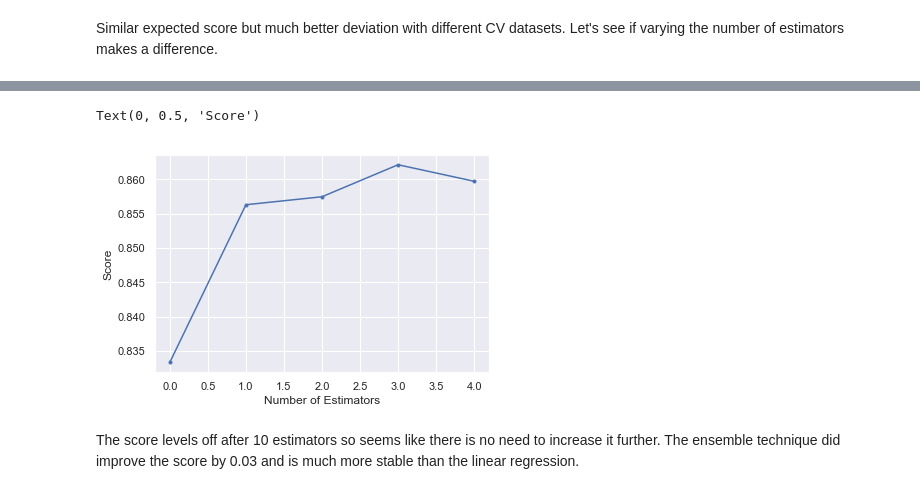
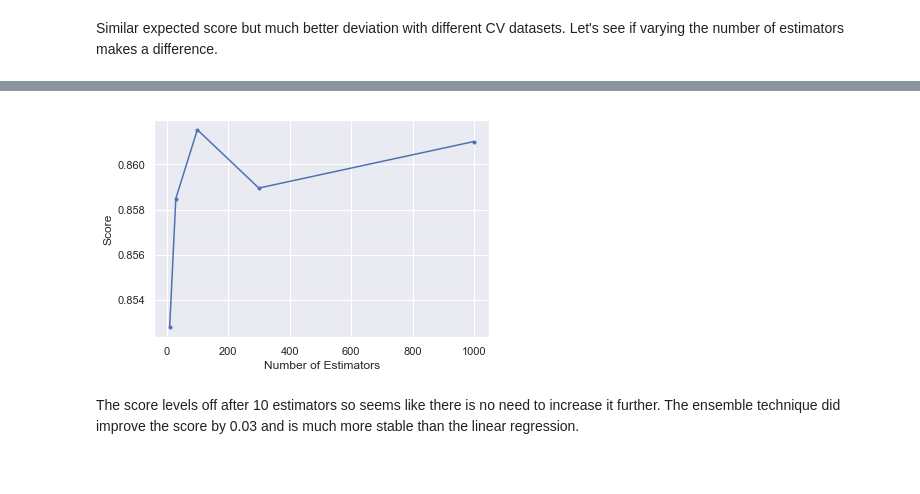
Before and after one commit to mjstern/ga-customer-revenue-prediction, a Jupyter notebook: notebooks/Random-Forest.ipynb, the cells around one changed output, grey strips where cells are left out. Drawn from its saved outputs; the diff is of its cells as text; code cells hidden in the pictures.

```diff
--- a/notebooks/Random-Forest.ipynb
+++ b/notebooks/Random-Forest.ipynb
@@ -46,9 +46,8 @@ Score: 0.86 (+/- 0.04)
 # %%
-plt.plot(grid.cv_results_['mean_test_score'],'.-')
+plt.plot(param_grid['n_estimators'],grid.cv_results_['mean_test_score'],'.-')
 plt.xlabel('Number of Estimators')
-plt.ylabel('Score')
+plt.ylabel('Score');
 # %% [output]
-Text(0, 0.5, 'Score')
-[figure, old version]
+[figure, new version]
 # %% [markdown]
 The score levels off after 10 estimators so seems like there is no need to increase it further. The ensemble technique did improve the score by 0.03 and is much more stable than the linear regression.
```
Also changed, not shown: parts of 7 cells of this notebook, 3 other files.
